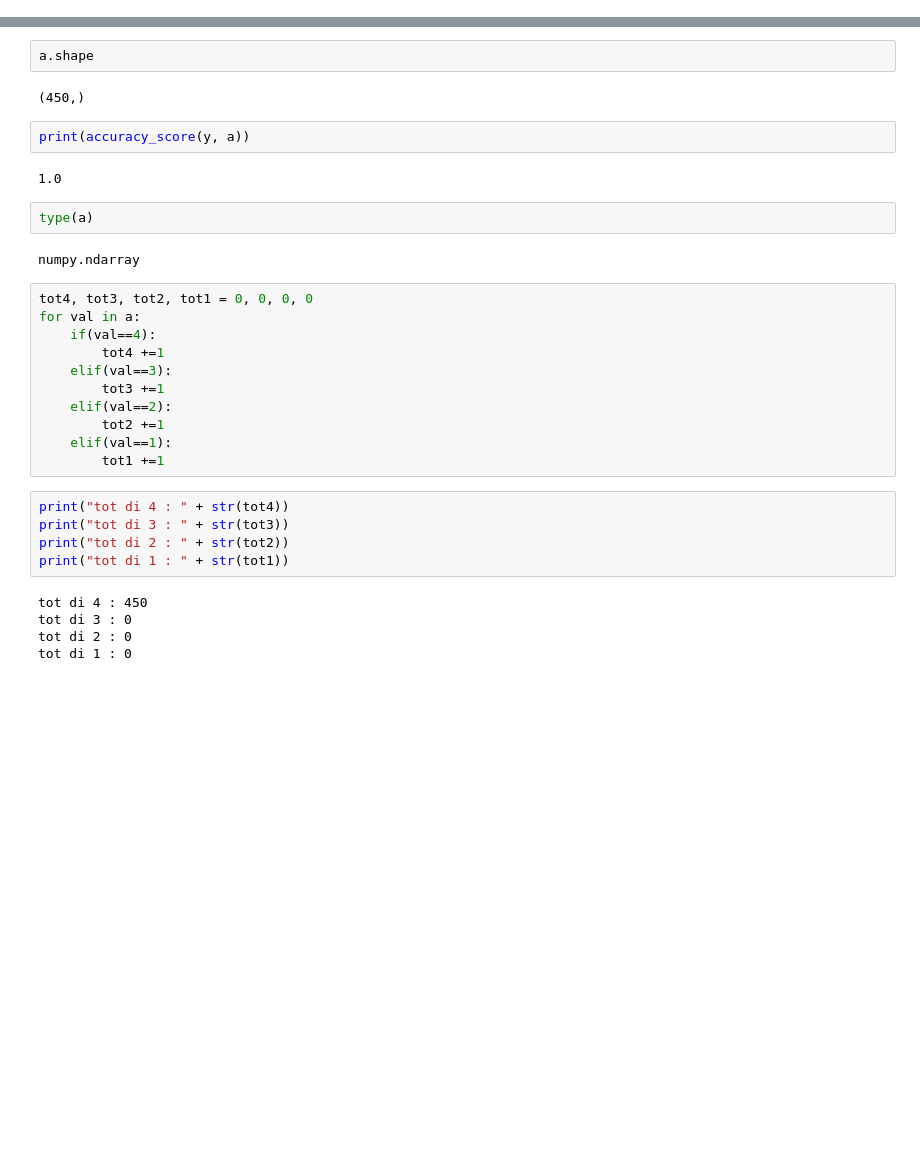
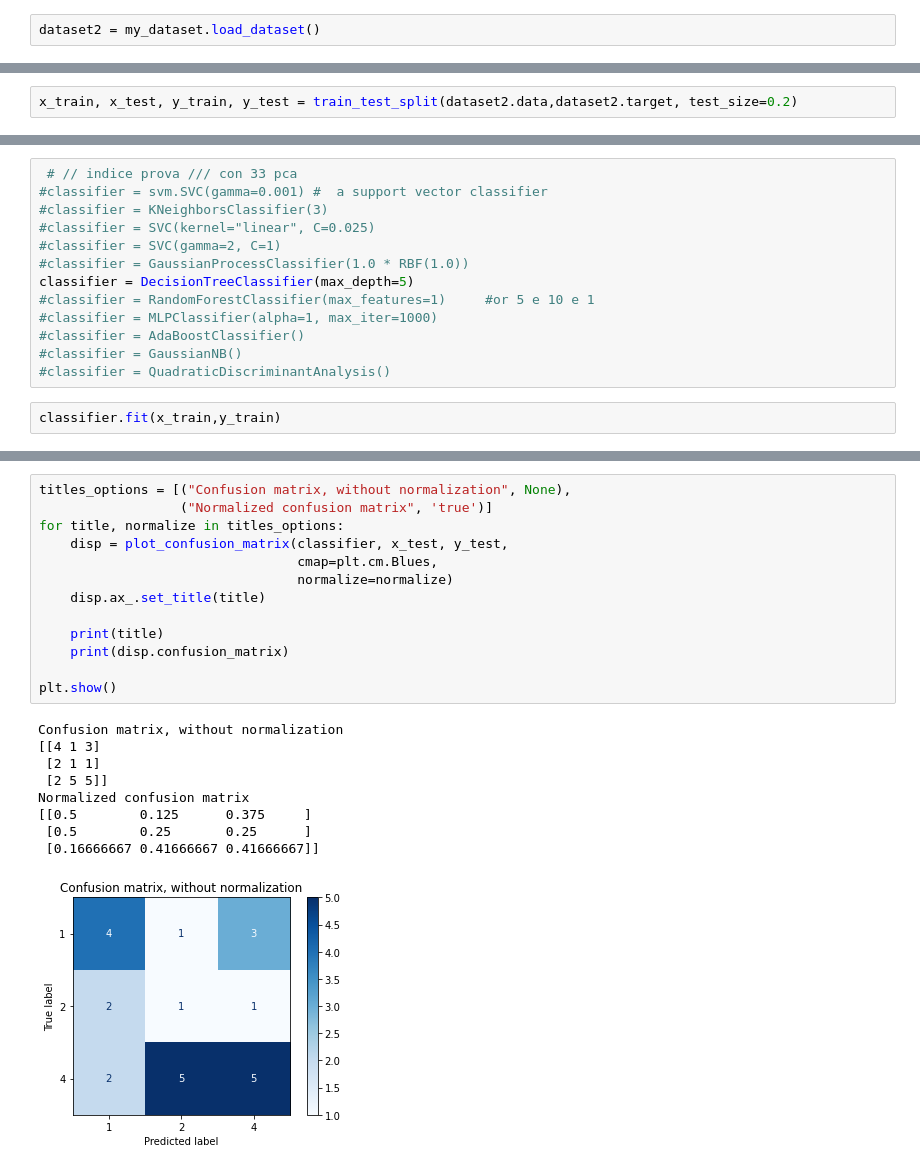
Before and after one commit to paone6/tirocinio, a Jupyter notebook: Classifier.ipynb, the cells around one changed output, grey strips where cells are left out. Drawn from its saved outputs; the diff is of its cells as text; blank space fills up the shorter version.

Commit message:
fixato my_dataset e aggiunte fatte a classifier

```diff
--- a/Classifier.ipynb
+++ b/Classifier.ipynb
@@ -87,0 +34,2 @@ y = np.array(ylist)
+# %%
+dataset2 = my_dataset.load_dataset()
@@ -87,0 +40,2 @@ y = np.array(ylist)
+# %%
+x_train, x_test, y_train, y_test = train_test_split(dataset2.data,dataset2.target, test_size=0.2)
@@ -87,0 +51,15 @@ y = np.array(ylist)
+# %%
+ # // indice prova /// con 33 pca
+#classifier = svm.SVC(gamma=0.001) #  a support vector classifier
+#classifier = KNeighborsClassifier(3)
+#classifier = SVC(kernel="linear", C=0.025)
+#classifier = SVC(gamma=2, C=1)
+#classifier = GaussianProcessClassifier(1.0 * RBF(1.0))
+classifier = DecisionTreeClassifier(max_depth=5)
+#classifier = RandomForestClassifier(max_features=1)     #or 5 e 10 e 1
+#classifier = MLPClassifier(alpha=1, max_iter=1000)
+#classifier = AdaBoostClassifier()
+#classifier = GaussianNB()
+#classifier = QuadraticDiscriminantAnalysis()
+# %%
+classifier.fit(x_train,y_train)
@@ -94,33 +76,23 @@ y.shape
-# %%
-a.shape
-# %% [output]
-(450,)
-# %%
-print(accuracy_score(y, a))
-# %% [output]
-1.0
-# %%
-type(a)
-# %% [output]
-numpy.ndarray
-# %%
-tot4, tot3, tot2, tot1 = 0, 0, 0, 0
-for val in a:
-    if(val==4):
-        tot4 +=1
-    elif(val==3):
-        tot3 +=1
-    elif(val==2):
-        tot2 +=1
-    elif(val==1):
-        tot1 +=1
-# %%
-print("tot di 4 : " + str(tot4))
-print("tot di 3 : " + str(tot3))
-print("tot di 2 : " + str(tot2))
-print("tot di 1 : " + str(tot1))
-# %% [output]
-tot di 4 : 450
-tot di 3 : 0
-tot di 2 : 0
-tot di 1 : 0
+# %%
+titles_options = [("Confusion matrix, without normalization", None),
+                  ("Normalized confusion matrix", 'true')]
+for title, normalize in titles_options:
+    disp = plot_confusion_matrix(classifier, x_test, y_test,
+                                 cmap=plt.cm.Blues,
+                                 normalize=normalize)
+    disp.ax_.set_title(title)
+
+    print(title)
+    print(disp.confusion_matrix)
+
+plt.show()
+# %% [output]
+Confusion matrix, without normalization
+[[4 1 3]
+ [2 1 1]
+ [2 5 5]]
+Normalized confusion matrix
+[[0.5        0.125      0.375     ]
+ [0.5        0.25       0.25      ]
+ [0.16666667 0.41666667 0.41666667]]
+[figure, added]
```
Also changed, not shown: parts of 24 cells of this notebook, 5 other files.
